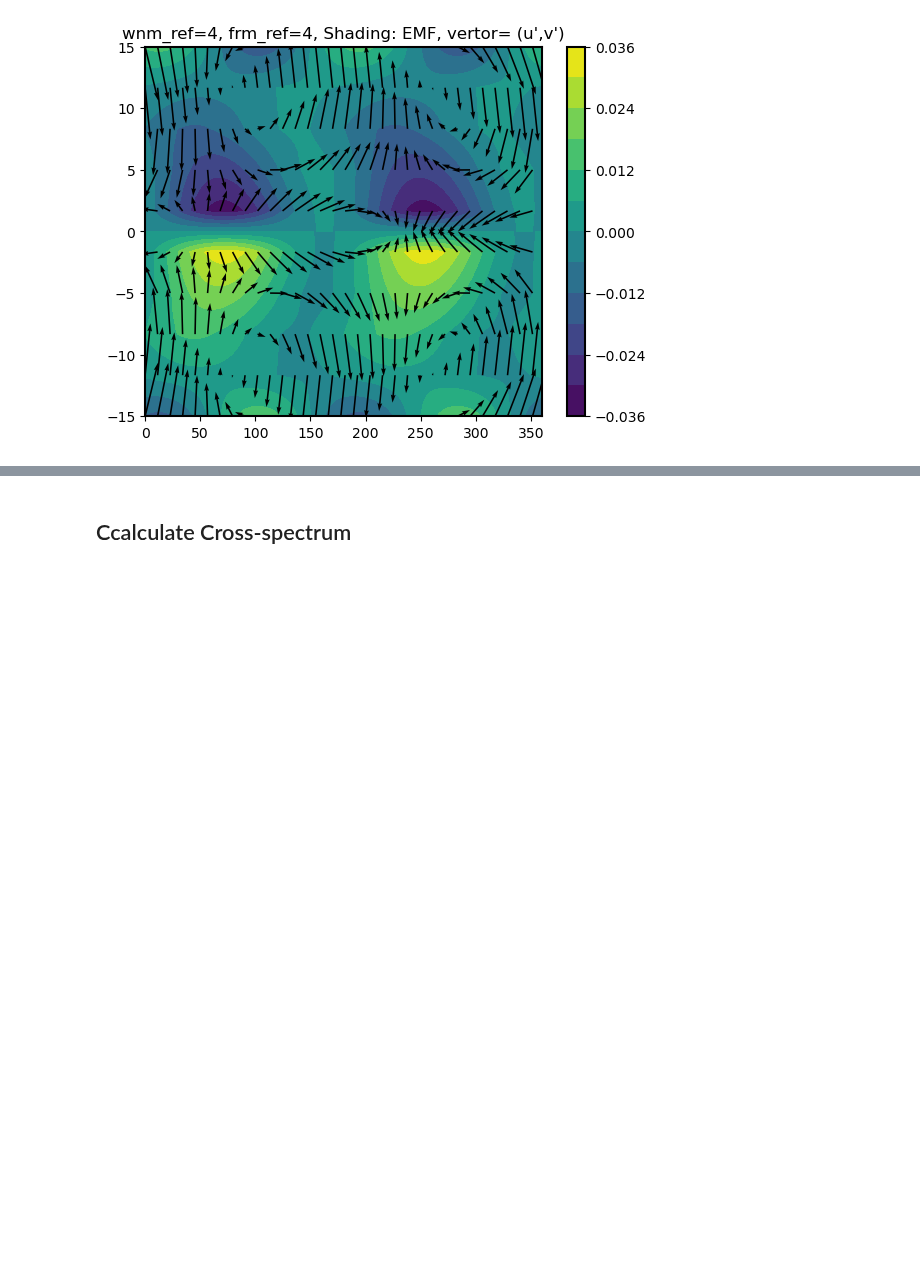
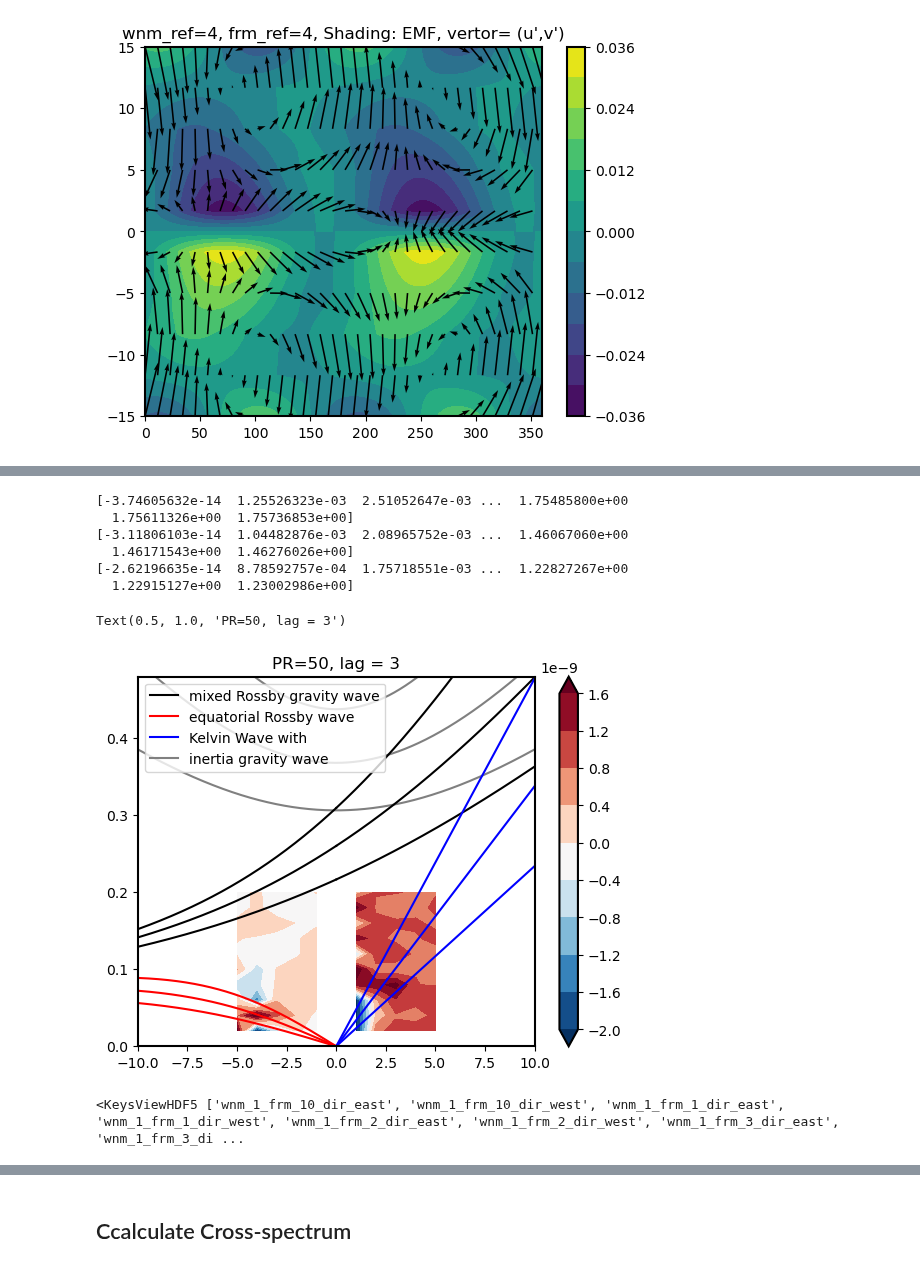
Before and after one commit to PeterChang1023/Moist_Dycore, a Jupyter notebook: IdealizeSpetral.jl/exp/HSt42/Jo_Jo_Dycore_Master_4.ipynb, the cells around one changed output, grey strips where cells are left out. Drawn from its saved outputs; the diff is of its cells as text; code cells hidden in the pictures; blank space fills up the shorter version.

```diff
--- a/IdealizeSpetral.jl/exp/HSt42/Jo_Jo_Dycore_Master_4.ipynb
+++ b/IdealizeSpetral.jl/exp/HSt42/Jo_Jo_Dycore_Master_4.ipynb
@@ -1301,0 +1351,60 @@ Text(0.5, 1.0, "wnm_ref=4, frm_ref=4, Shading: EMF, vertor= (u',v')")
+# %%
+m_final_positive_idx_lag0      = m_final[:,:,idx].mean(axis=2)
+m_final_west_positive_idx_lag0 = m_final_west[:,:,idx].mean(axis=2)
+
+lag = 3
+m_final_positive_idx_lag5      = m_final[:,:,idx+lag].mean(axis=2)
+m_final_west_positive_idx_lag5 = m_final_west[:,:,idx+lag].mean(axis=2)
+# %%
+plt.figure()
+making_theoretical_line()
+# cs=plt.contourf(-k, w/50, P_total,extend='both',cmap='gray_r')
+### East
+cs = plt.contourf(-k[int(index_of_frequency_sml):int(index_of_frequency_big+1), -6+int(index_of_wave_number_sml):int(index_of_wave_number_big+1-6)],
+              w[int(index_of_frequency_sml):int(index_of_frequency_big+1), -6+int(index_of_wave_number_sml):int(index_of_wave_number_big+1-6)]/50,
+              np.rollaxis(m_final_positive_idx_lag5 - m_final_positive_idx_lag0, axis=1) , levels = 11,extend='both',cmap='RdBu_r')
+
+### West
+cs = plt.contourf(-k[int(index_of_frequency_sml):int(index_of_frequency_big+1), int(index_of_wave_number_sml):int(index_of_wave_number_big+1)],
+              w[int(index_of_frequency_sml):int(index_of_frequency_big+1), int(index_of_wave_number_sml):int(index_of_wave_number_big+1)]/50,
+              np.rollaxis(m_final_west_positive_idx_lag5 - m_final_west_positive_idx_lag0, axis=1), levels = 11,extend='both',cmap='RdBu_r')
+
+plt.colorbar(cs)
+plt.xlim([-10,10])
+plt.ylim([0,24/50])
+plt.title(f"PR={PR}, lag = {lag}")
+# %% [output]
+[-3.74605632e-14  1.25526323e-03  2.51052647e-03 ...  1.75485800e+00
+  1.75611326e+00  1.75736853e+00]
+[-3.11806103e-14  1.04482876e-03  2.08965752e-03 ...  1.46067060e+00
+  1.46171543e+00  1.46276026e+00]
+[-2.62196635e-14  8.78592757e-04  1.75718551e-03 ...  1.22827267e+00
+  1.22915127e+00  1.23002986e+00]
+Text(0.5, 1.0, 'PR=50, lag = 3')
+[figure, new version]
+# %%
+import h5py
+import numpy as np
+
+# Define the file path
+PR = 50
+output_file = f"/data92/PeterChang/1120_preprocessing/PR{PR}/dmdy_contribution_AM/PR{PR}_EMF_filter_results2.h5"
+
+# Initialize the array
+EMF_final = np.zeros((5, 10, 19500))
+
+# Open the file and iterate through all keys
+with h5py.File(output_file, "r") as f:
+    # Print all keys in the file
+    print(f.keys())
+    # print("Available keys:", keys)
+    dataset = f["wnm_1_frm_1_dir_east"]
+
+    # # Iterate through the indices
+    # for i in range(5):
+    #     for j in range(10):
+    #         # Construct the key dynamically
+    #         group_key = f'wnm_{int(i+1)}_frm_{int(j+1)}_dir_east'
+            # EMF_final[i, j, :] = f[group_key][:]
+# %% [output]
+<KeysViewHDF5 ['wnm_1_frm_10_dir_east', 'wnm_1_frm_10_dir_west', 'wnm_1_frm_1_dir_east', 'wnm_1_frm_1_dir_west', 'wnm_1_frm_2_dir_east', 'wnm_1_frm_2_dir_west', 'wnm_1_frm_3_dir_east', 'wnm_1_frm_3_di ...
```
Also changed, not shown: parts of 41 cells of this notebook.
